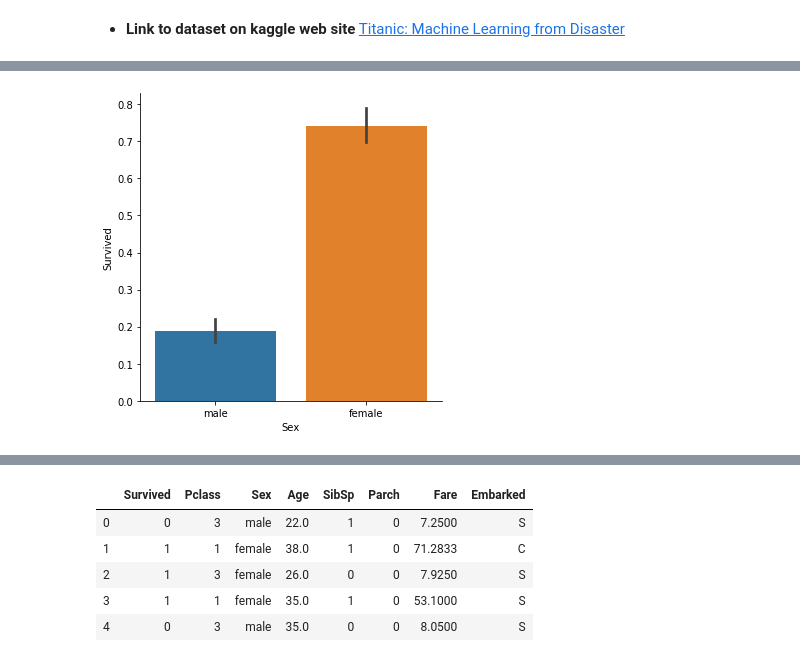
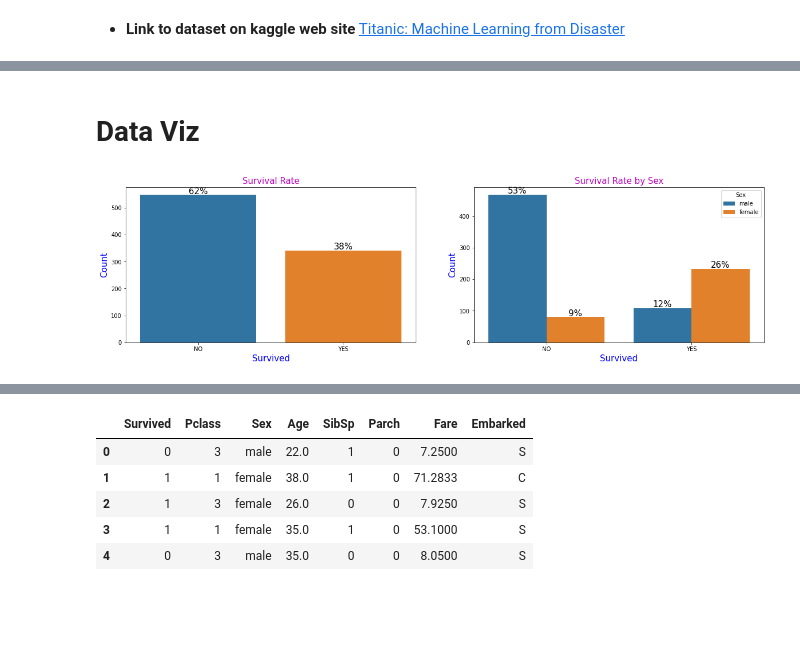
Before and after one commit to DialloYoussouf/Jedhabootcamp_Projects, a Jupyter notebook: Titanic_ML/Titanic_ML.ipynb, the cells around one changed output, grey strips where cells are left out. Cells and saved outputs as stored; diff of their text form; code cells hidden in the pictures; blank space fills up the shorter version.

```diff
--- a/Titanic_ML/Titanic_ML.ipynb
+++ b/Titanic_ML/Titanic_ML.ipynb
@@ -27,9 +85,30 @@ dataset2.head()
 | 2 | 894 | 2 | Myles, Mr. Thomas Francis | male | 62.0 | 0 | 0 | 240276 | 9.6875 | NaN | ... |
 | 3 | 895 | 3 | Wirz, Mr. Albert | male | 27.0 | 0 | 0 | 315154 | 8.6625 | NaN | ... |
 | 4 | 896 | 3 | Hirvonen, Mrs. Alexander (Helga E... | female | 22.0 | 1 | 1 | 3101298 | 12.2875 | NaN | ... |
-# %%
-# Visualisation exploratoire
-sns.catplot(x="Sex", y="Survived", data=dataset1, kind="bar")
-plt.show()
-# %% [output]
-[figure, removed]
+# %% [markdown]
+# Data Viz
+# %%
+fig, ax = plt.subplots(1,2, figsize=(20,5), sharex=True, constrained_layout=False)
+
+sns.countplot(x="Survived", data=dataset1, ax=ax[0])
+plt.xticks(np.arange(2), ('NO', 'YES'))
+ax[0].set_xlabel("Survived", fontsize=15, color='b')
+ax[0].set_ylabel("Count", fontsize=15, color='b')
+ax[0].set_title("Survival Rate", fontsize=15, color='m')
+
+sns.countplot(x="Survived", data=dataset1, hue="Sex", ax=ax[1])
+plt.xticks(np.arange(2), ('NO', 'YES') )
+ax[1].set_xlabel("Survived", fontsize=15, color='b')
+ax[1].set_ylabel("Count", fontsize=15, color='b')
+ax[1].set_title("Survival Rate by Sex", fontsize=15, color='m')
+
+
+for o in range(2):
+    for p in ax[o].patches:
+      total = float(len(dataset1))
+      height = p.get_height()
+      ax[o].text(p.get_x()+p.get_width()/2.,
+      height + 3, '{0:.0%}'.format(height/total), ha="center", fontsize=15)
+plt.show()
+# %% [output]
+[figure, added]
```
Also changed, not shown: parts of 61 cells of this notebook, 1 other file.
